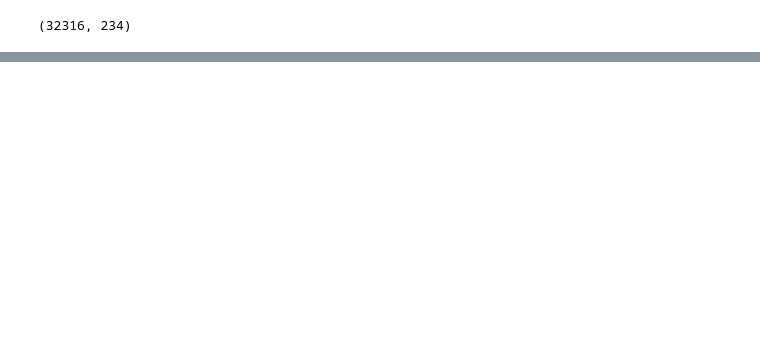
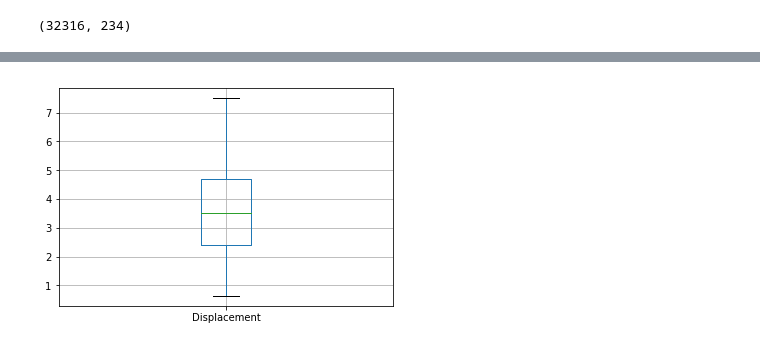
Before and after one commit to datajiang/SpringBoard, a Jupyter notebook: cars-clean.ipynb, the cells around one changed output, grey strips where cells are left out. Cells and saved outputs as stored; diff of their text form; code cells hidden in the pictures; blank space fills up the shorter version.

```diff
--- a/cars-clean.ipynb
+++ b/cars-clean.ipynb
@@ -790,0 +1152,5 @@ df['Displ_L'].astype('float')
+# %%
+df.boxplot(column='Displacement')
+plt.show()
+# %% [output]
+[figure, added]
```
Also changed, not shown: parts of 222 cells of this notebook.
